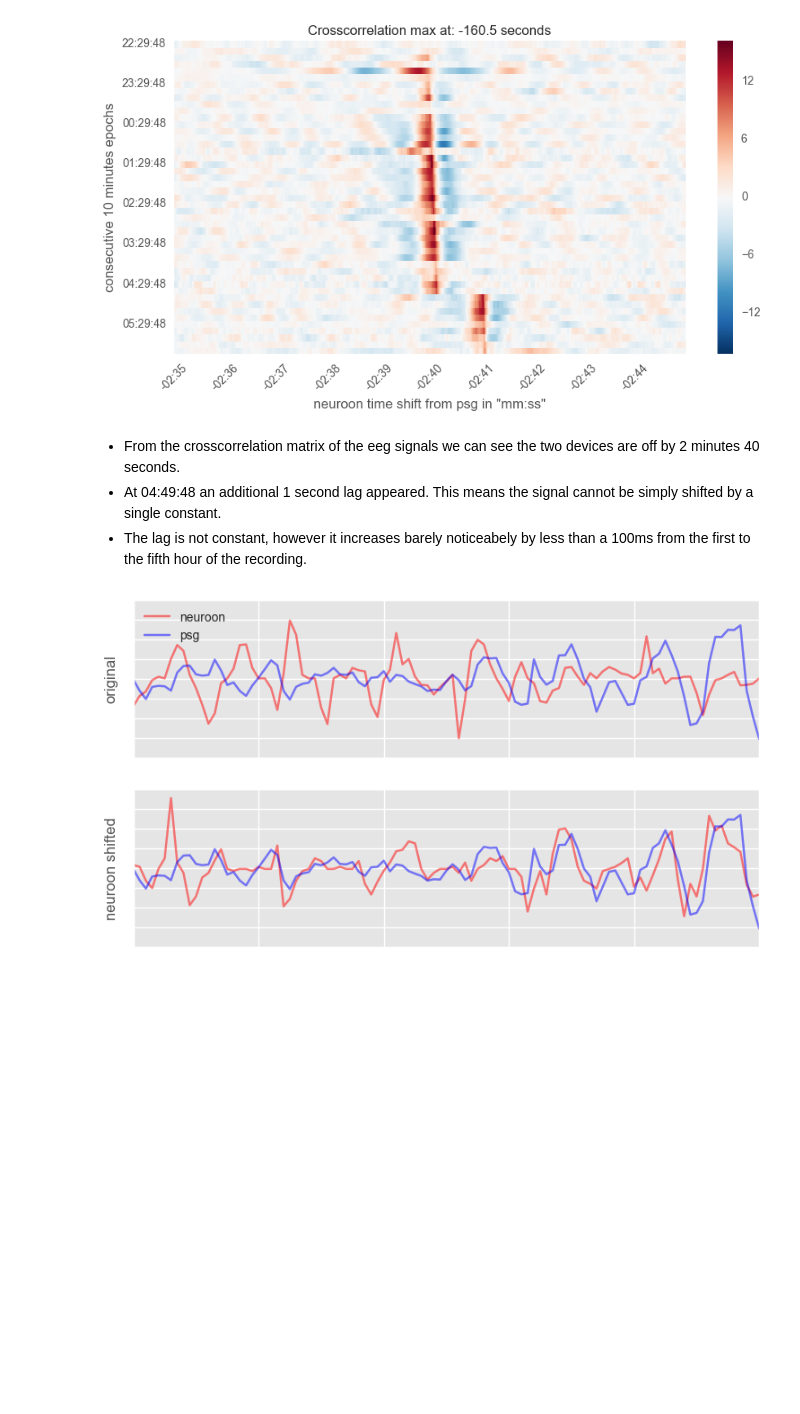
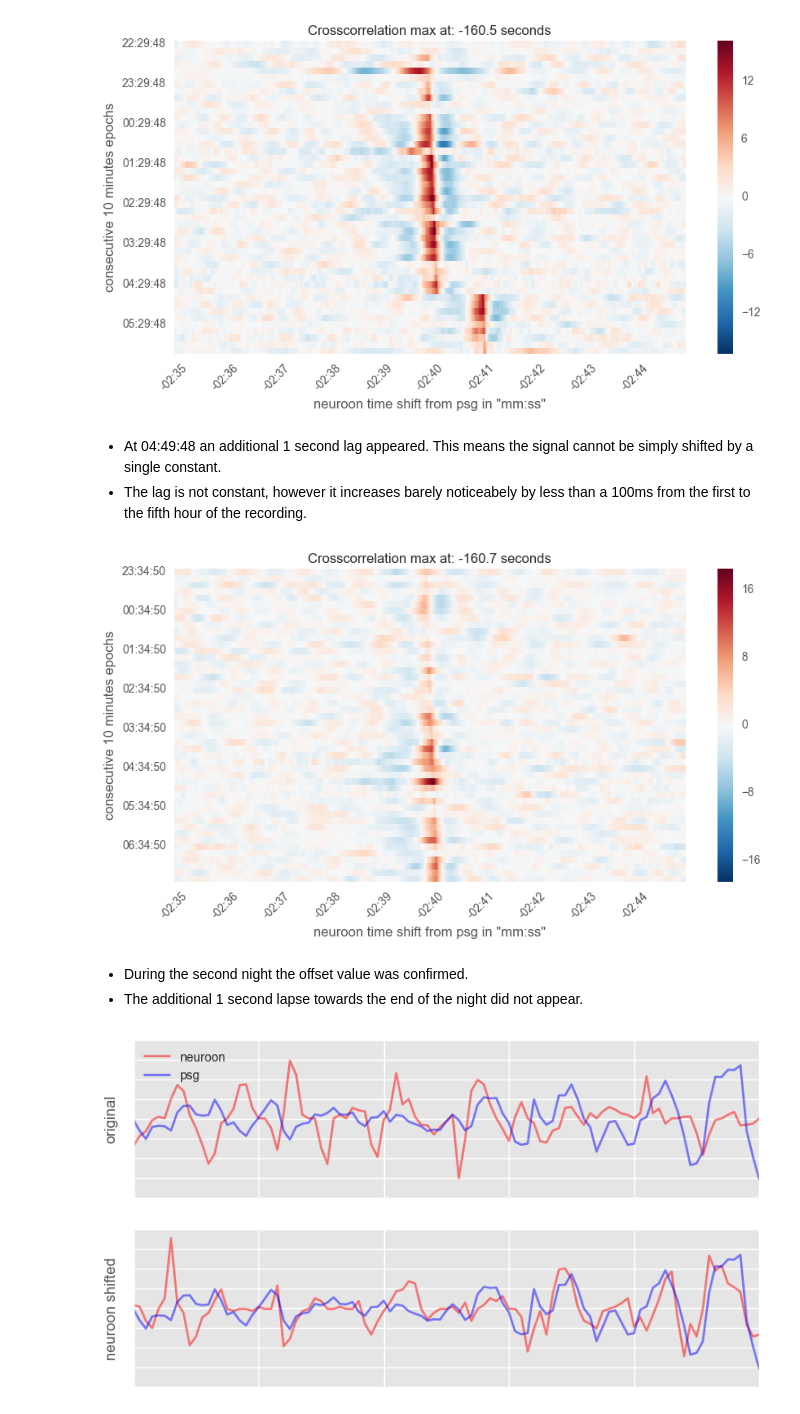
Before and after one commit to ryscet/sleep_project, a Jupyter notebook: Time_synchronization.ipynb, the cells around one changed output. Cells and saved outputs as stored; diff of their text form; code cells hidden in the pictures; blank space fills up the shorter version.

```diff
--- a/Time_synchronization.ipynb
+++ b/Time_synchronization.ipynb
@@ -111,10 +136,10 @@ max shift at -16047 samples
 
 # Divide the signal into 10 minutes epochs, since we know the maximum of correlation will be included in this window,
 # and look for maxima in all epochs
-def cross_correlate():
+def cross_correlate(night):
     # Load the signal from hdf database and parse it to pandas series with datetime index
-    psg_signal =  load_psg('F3-A2')
-    neuroon_signal =  load_neuroon()
+    psg_signal =  load_psg('F3-A2', night = night)
+    neuroon_signal =  load_neuroon(night = night)
     # Resample the signal to 100hz, to have the same length for cross correlation
     psg_10 = psg_signal.resample('10ms').mean()
     neuroon_10 = neuroon_signal.resample('10ms').mean()
@@ -139,7 +164,7 @@ def cross_correlate():
         #normalize the coefficients because they will be shown on the same heatmap and need a common color scale
         all_coefs.append((coeffs - coeffs.mean()) / coeffs.std())
 
-        print('max corr at shift %s is at sample %i with raw value %i'%(start, shift, max(coeffs)))
+        #print('max corr at shift %s is at sample %i with raw value %i'%(start, shift, max(coeffs)))
 
     all_coefs = np.array(all_coefs)
     return all_coefs, dates_range
@@ -184,9 +187,19 @@ plot_crosscorrelation_heatmap(coeffs_matrix, dates, window = 500)
 # %% [output]
 [figure]
 # %% [markdown]
-* From the crosscorrelation matrix of the eeg signals we can see the two devices are off by 2 minutes 40 seconds.
 * At 04:49:48 an additional 1 second lag appeared. This means the signal cannot be simply shifted by a single constant.
 * The lag is not constant, however it increases barely noticeabely by less than a 100ms from the first to the fifth hour of the recording.
+# %%
+# Closer look at crosscorrelation in 10 minutes epochs for night 2
+
+coeffs_matrix, dates = cross_correlate(2)
+#Plot part of the coefficients matrix centered around the max average correlation for all 10 minute windows
+plot_crosscorrelation_heatmap(coeffs_matrix, dates, window = 500)
+# %% [output]
+[figure, added]
+# %% [markdown]
+* During the second night the offset value was confirmed.
+* The additional 1 second lapse towards the end of the night did not appear.
 # %%
 # Now lets try plotting the signals with and without the time shift to see if the shift can be seen
 # No need to resample now, plotting against the datetime index will align the signals
```
Also changed, not shown: parts of 9 cells of this notebook, 3 other files.
